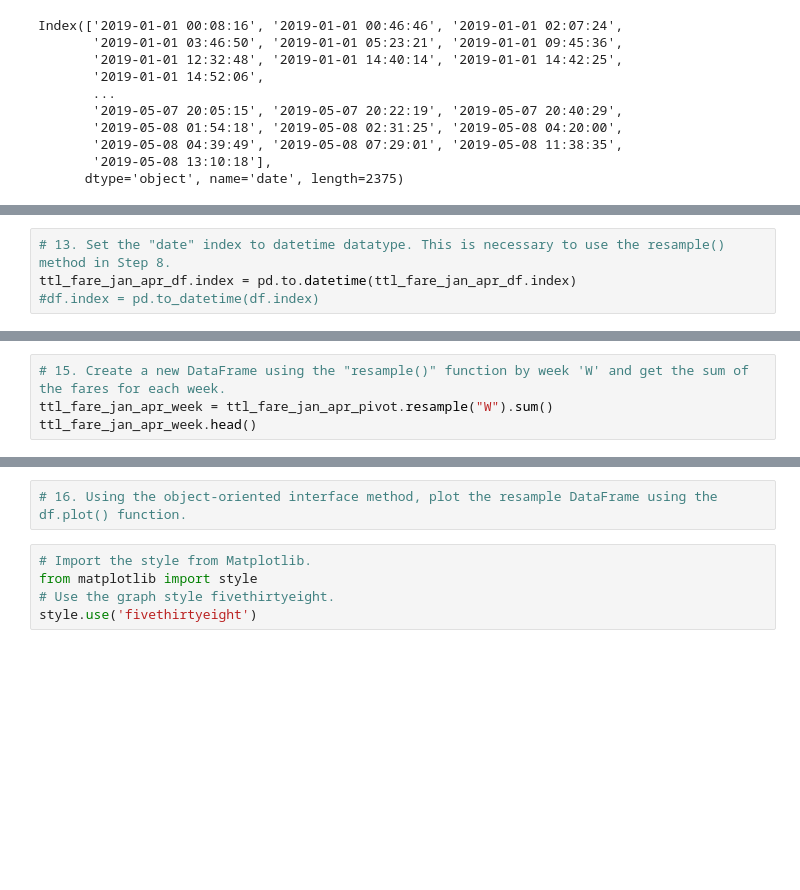
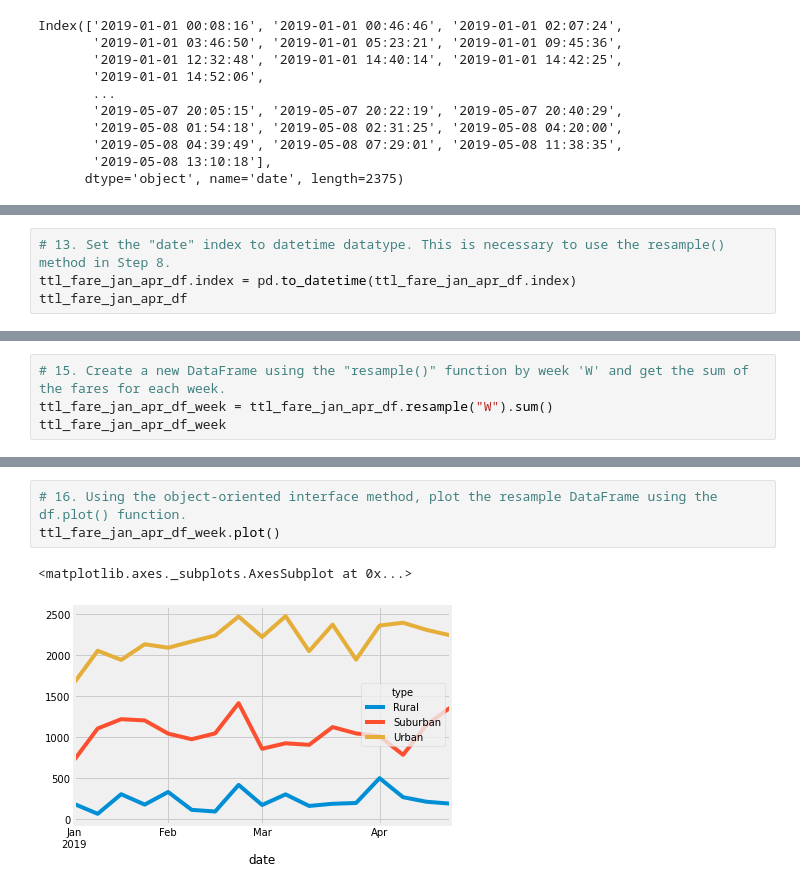
Before and after one commit to Meziane228Kechabia/PyBer_Analysis, a Jupyter notebook: PyBer_Challenge.ipynb, the cells around one changed output, grey strips where cells are left out. Cells and saved outputs as stored; diff of their text form; blank space fills up the shorter version.

```diff
--- a/PyBer_Challenge.ipynb
+++ b/PyBer_Challenge.ipynb
@@ -198,5 +190,5 @@ ttl_fare_jan_apr_df.head(10)
 # %%
 # 13. Set the "date" index to datetime datatype. This is necessary to use the resample() method in Step 8.
-ttl_fare_jan_apr_df.index = pd.to.datetime(ttl_fare_jan_apr_df.index)
-#df.index = pd.to_datetime(df.index)
+ttl_fare_jan_apr_df.index = pd.to_datetime(ttl_fare_jan_apr_df.index)
+ttl_fare_jan_apr_df
 # %% [output]
@@ -207,4 +223,4 @@ ttl_fare_jan_apr_df(date).info()
 # %%
 # 15. Create a new DataFrame using the "resample()" function by week 'W' and get the sum of the fares for each week.
-ttl_fare_jan_apr_week = ttl_fare_jan_apr_pivot.resample("W").sum()
-ttl_fare_jan_apr_week.head()
+ttl_fare_jan_apr_df_week = ttl_fare_jan_apr_df.resample("W").sum()
+ttl_fare_jan_apr_df_week
@@ -211,7 +247,6 @@ ttl_fare_jan_apr_week.head()
 # %%
 # 16. Using the object-oriented interface method, plot the resample DataFrame using the df.plot() function.
+ttl_fare_jan_apr_df_week.plot()
+# %% [output]
+<matplotlib.axes._subplots.AxesSubplot at 0x...>
+[figure, added]
-# %%
-# Import the style from Matplotlib.
-from matplotlib import style
-# Use the graph style fivethirtyeight.
-style.use('fivethirtyeight')
```
Also changed, not shown: parts of 10 cells of this notebook.
